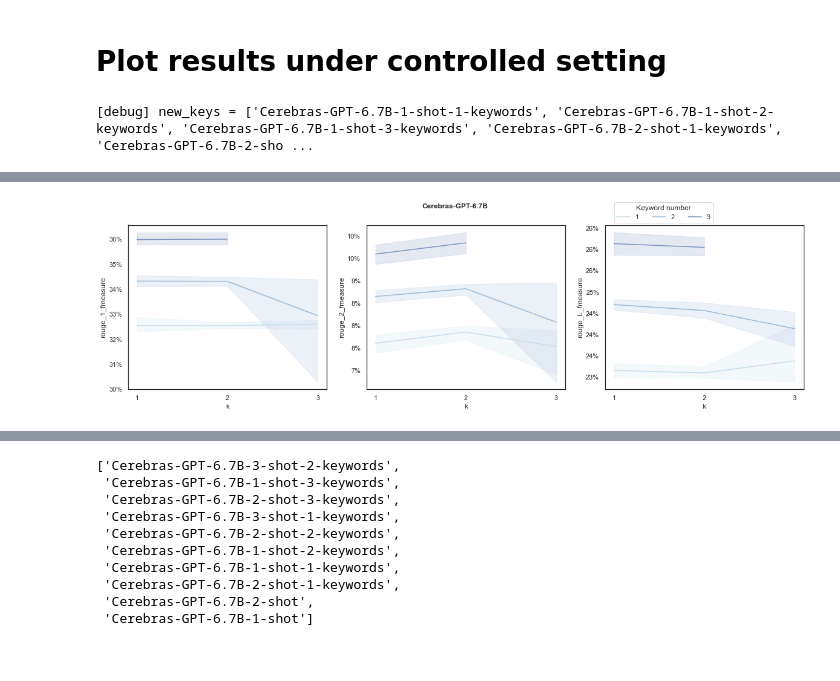
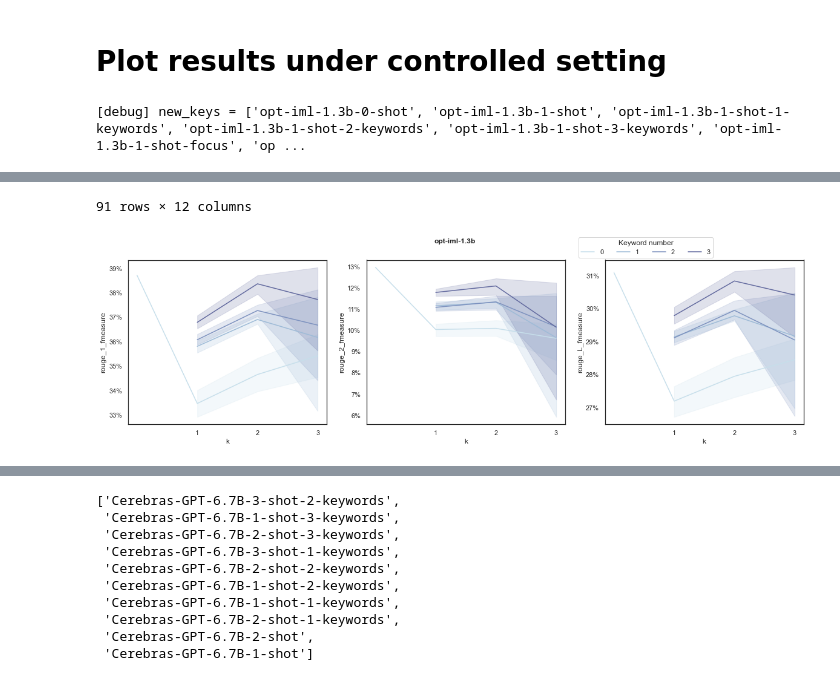
Before and after one commit to t170815518/control_dialogue_summarization_evaluation_benchmark, a Jupyter notebook: wandb.ipynb, the cells around one changed output, grey strips where cells are left out. Drawn from its saved outputs; the diff is of its cells as text; code cells hidden in the pictures.

Commit message:
Update visualization with 0-shot

```diff
--- a/wandb.ipynb
+++ b/wandb.ipynb
@@ -190,19 +190,18 @@ rouge_table.groupby(['model_name', 'k']).std()
 # Plot results under controlled setting
 # %%
 # get the result of MODEL_NAME family
-MODEL_NAME = 'Cerebras-GPT-6.7B'
+MODEL_NAME = 'opt-iml-1.3b'
 
 if MODEL_NAME == 'mt5-xl':
     new_keys = [x for x in run2metric_table.keys() if MODEL_NAME in x and 'mt5-xxl' not in x]
 else:
-    new_keys = [x for x in run2metric_table.keys() if MODEL_NAME in x and 'keywords' in x and 'nameReplace' not in x and 'length' not in x and 'replaceName' not in x]
+    new_keys = [x for x in run2metric_table.keys() if MODEL_NAME in x and 'nameReplace' not in x and 'length' not in x and 'replaceName' not in x]
 #     new_keys = [x for x in run2metric_table.keys() if MODEL_NAME in x and 'nameReplace' not in x and 'length' in x and 'replaceName' not in x]
 #     new_keys = [x for x in run2metric_table.keys() if MODEL_NAME in x and 'nameReplace' not in x and 'focus' in x and 'replaceName' not in x]
 
 print('[debug] new_keys =', sorted(new_keys))
 dfs = [run2metric_table[k] for k in new_keys]
 rouge_table = pd.concat(dfs, axis=0, ignore_index=True)
-model_name = rouge_table['model_name'].unique()[0]
 rouge_table['k'] = rouge_table['k'].astype(int)
 rouge_table['keyword_num'] = rouge_table['keyword_num'].fillna(0)
 rouge_table['keyword_num'] = rouge_table['keyword_num'].astype(int)
@@ -231,11 +230,11 @@ axes[1].get_legend().remove()
 axes[2].get_legend().remove()
 handles, labels = axes[0].get_legend_handles_labels()
 fig.legend(handles, labels, loc='upper right', ncol=5, bbox_to_anchor=(.8, 1), title='Keyword number')
-fig.suptitle(model_name, fontweight='bold')
+fig.suptitle(MODEL_NAME, fontweight='bold')
 #
-plt.savefig('{}_entity_control.jpg'.format(model_name), dpi=500, bbox_inches='tight')
+plt.savefig('{}_entity_control.jpg'.format(MODEL_NAME), dpi=500, bbox_inches='tight')
 
 rouge_table
 # %% [output]
-[debug] new_keys = ['Cerebras-GPT-6.7B-1-shot-1-keywords', 'Cerebras-GPT-6.7B-1-shot-2-keywords', 'Cerebras-GPT-6.7B-1-shot-3-keywords', 'Cerebras-GPT-6.7B-2-shot-1-keywords', 'Cerebras-GPT-6.7B-2-sho ...
+[debug] new_keys = ['opt-iml-1.3b-0-shot', 'opt-iml-1.3b-1-shot', 'opt-iml-1.3b-1-shot-1-keywords', 'opt-iml-1.3b-1-shot-2-keywords', 'opt-iml-1.3b-1-shot-3-keywords', 'opt-iml-1.3b-1-shot-focus', 'op ...
 |  | run_id | rouge_1_precision | rouge_1_recall | rouge_1_fmeasure | rouge_2_precision | rouge_2_recall | ... |
@@ -258 +252,2 @@ rouge_table
+91 rows × 12 columns
-[figure, old version]
+[figure, new version]
```
Also changed, not shown: parts of 9 cells of this notebook.
